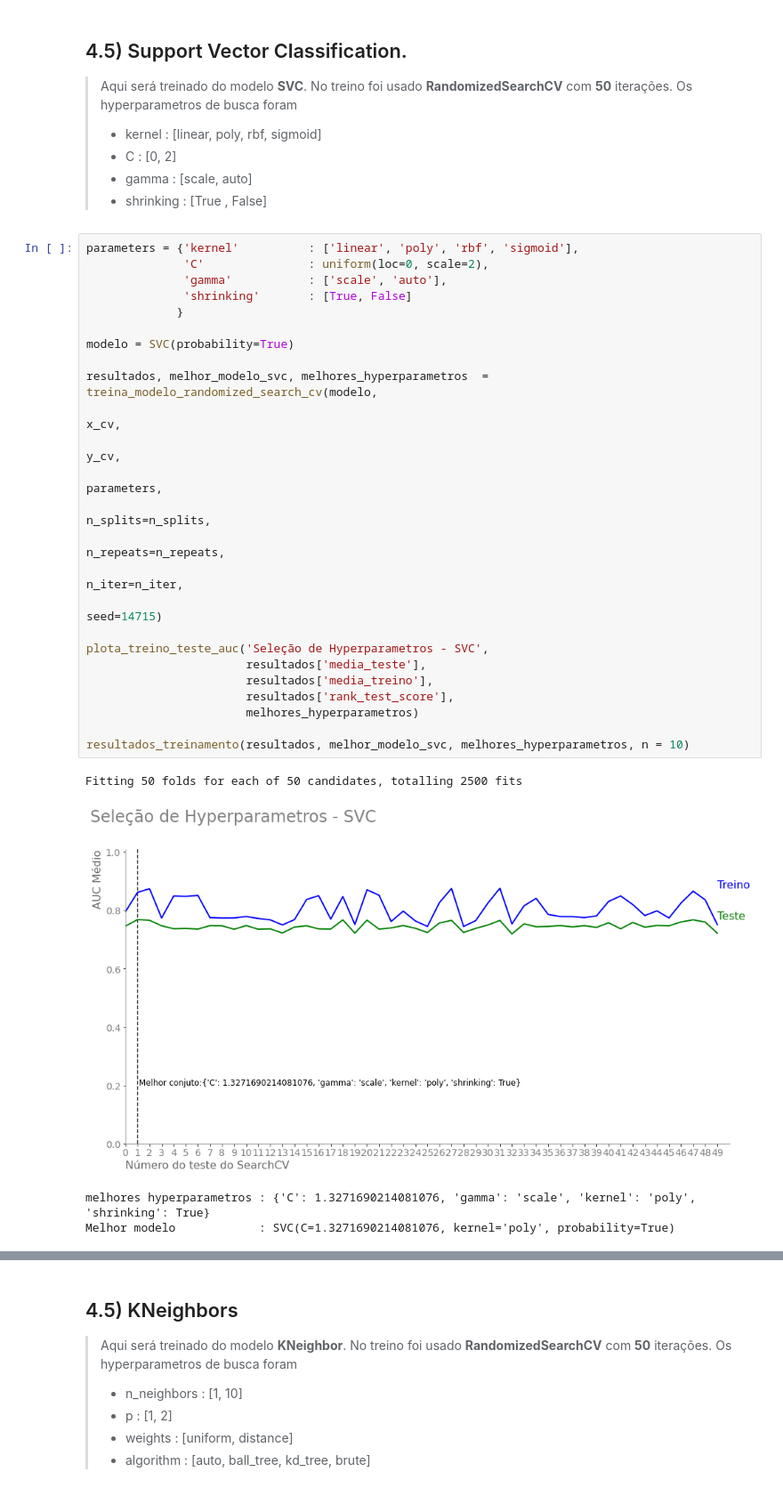
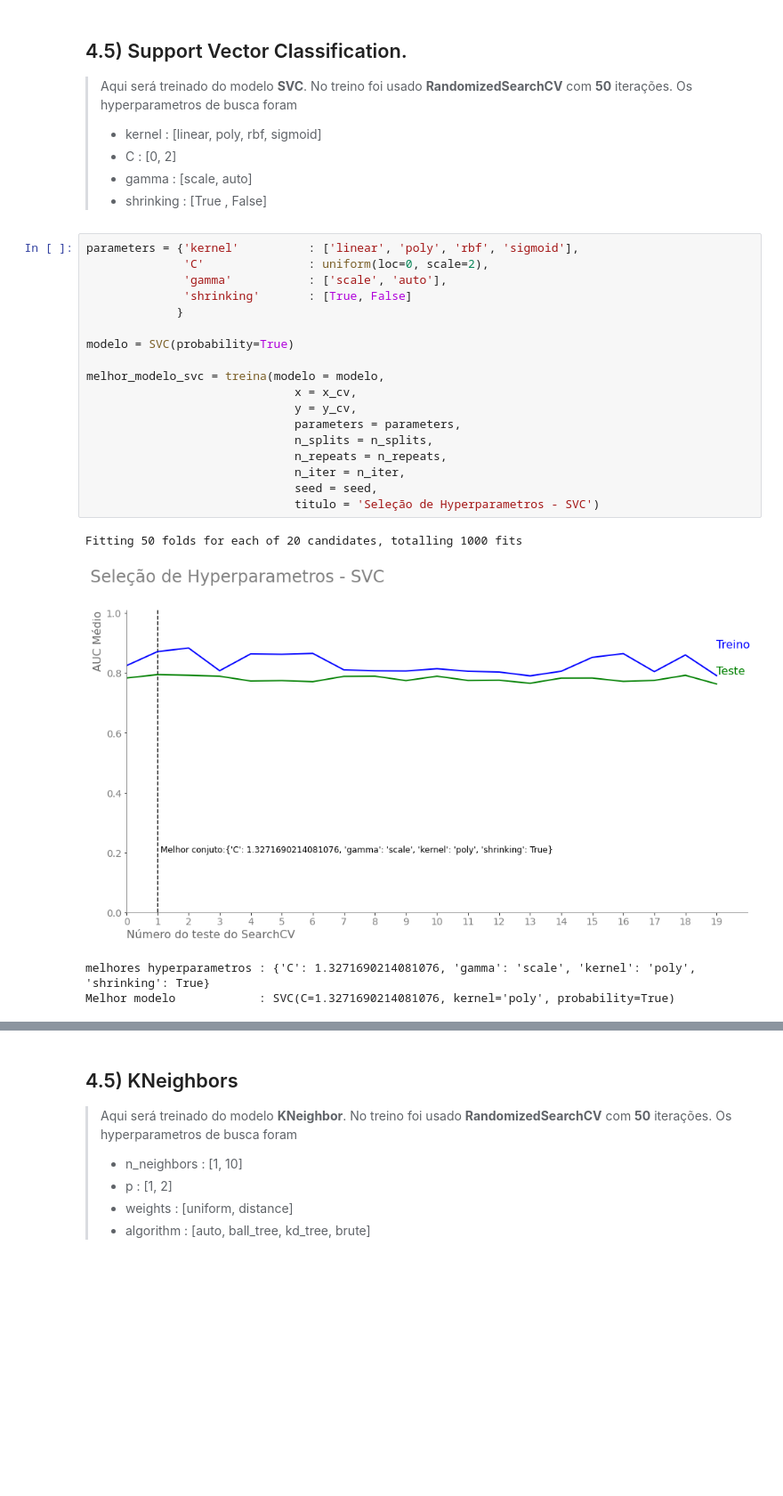
Before and after one commit to HenriqueCCdA/BC_DS_Projeto_Final, a Jupyter notebook: Notebooks/ML/treinamentos.ipynb, the cells around one changed output, grey strips where cells are left out. Shown at 89% size. Drawn from its saved outputs; the diff is of its cells as text; blank space fills up the shorter version.

```diff
--- a/Notebooks/ML/treinamentos.ipynb
+++ b/Notebooks/ML/treinamentos.ipynb
@@ -324,30 +345,23 @@ Melhor modelo            : RandomForestClassifier(criterion='entropy', max_depth
 # %%
 parameters = {'kernel'          : ['linear', 'poly', 'rbf', 'sigmoid'],
               'C'               : uniform(loc=0, scale=2),
               'gamma'           : ['scale', 'auto'],
               'shrinking'       : [True, False]
              }
 
 modelo = SVC(probability=True)
 
-resultados, melhor_modelo_svc, melhores_hyperparametros  = treina_modelo_randomized_search_cv(modelo,
-                                                                                            x_cv,
-                                                                                            y_cv,
-                                                                                            parameters,
-                                                                                            n_splits=n_splits,
-                                                                                            n_repeats=n_repeats,
-                                                                                            n_iter=n_iter,
-                                                                                            seed=14715)
-
-plota_treino_teste_auc('Seleção de Hyperparametros - SVC',
-                       resultados['media_teste'],
-                       resultados['media_treino'],
-                       resultados['rank_test_score'],
-                       melhores_hyperparametros)
-
-resultados_treinamento(resultados, melhor_modelo_svc, melhores_hyperparametros, n = 10)
+melhor_modelo_svc = treina(modelo = modelo,
+                              x = x_cv,
+                              y = y_cv,
+                              parameters = parameters,
+                              n_splits = n_splits,
+                              n_repeats = n_repeats,
+                              n_iter = n_iter,
+                              seed = seed,
+                              titulo = 'Seleção de Hyperparametros - SVC')
 # %% [output]
-Fitting 50 folds for each of 50 candidates, totalling 2500 fits
+Fitting 50 folds for each of 20 candidates, totalling 1000 fits
-[figure, old version]
+[figure, new version]
 melhores hyperparametros : {'C': 1.3271690214081076, 'gamma': 'scale', 'kernel': 'poly', 'shrinking': True}
 Melhor modelo            : SVC(C=1.3271690214081076, kernel='poly', probability=True)
```
Also changed, not shown: parts of 19 cells of this notebook.
